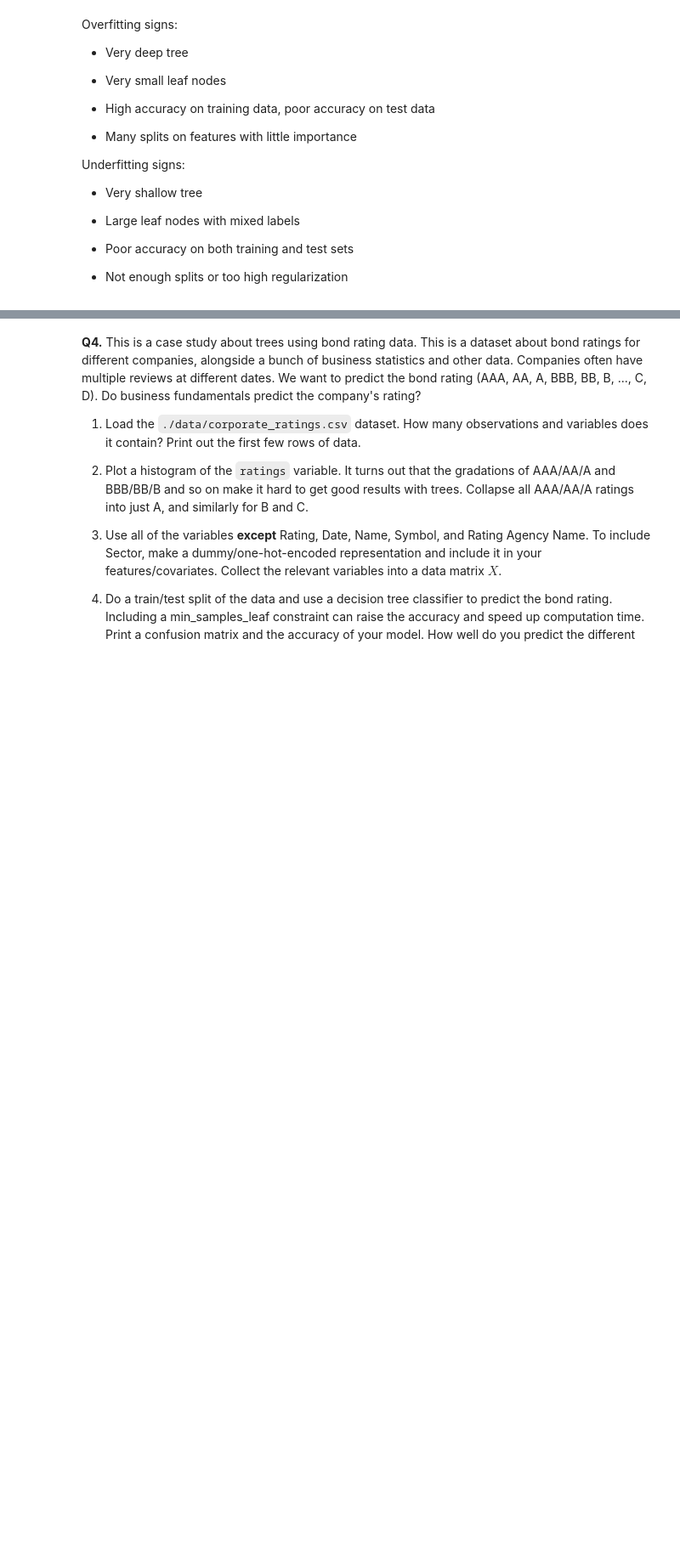
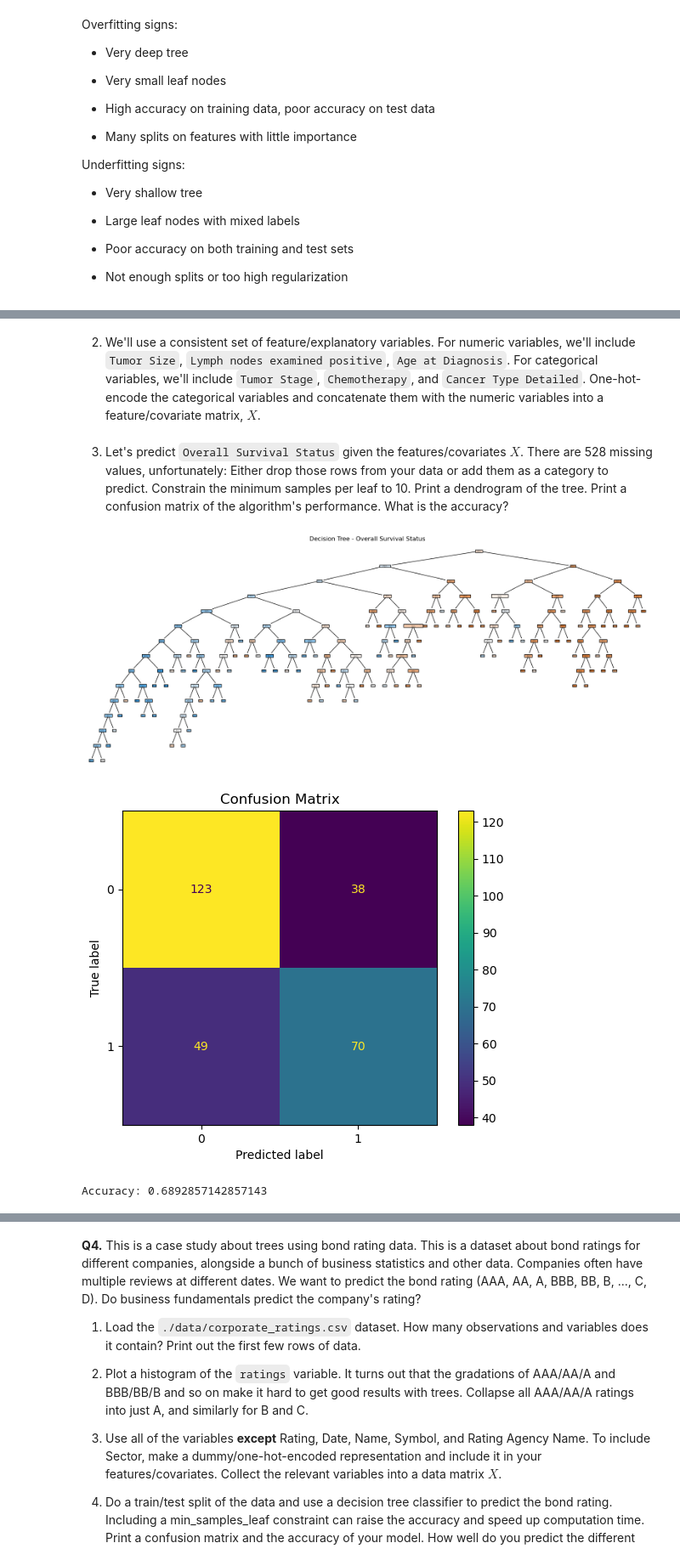
Before and after one commit to briceh87/DS3001_trees, a Jupyter notebook: assignment/assignment.ipynb, the cells around one changed output, grey strips where cells are left out. Shown: that part at 85% size. Drawn from its saved outputs; the diff is of its cells as text; code cells hidden in the pictures; blank space fills up the shorter version.

```diff
--- a/assignment/assignment.ipynb
+++ b/assignment/assignment.ipynb
@@ -93,0 +213,5 @@ Underfitting signs:
+# %%
+df = pd.read_csv('./data/Breast Cancer METABRIC.csv')
+print("Columns:", df.columns.tolist())
+print("Shape of dataset:", df.shape)
+df.head()
@@ -93,0 +228,45 @@ Underfitting signs:
+# %% [markdown]
+
+2.  We'll use a consistent set of feature/explanatory variables. For numeric variables, we'll include `Tumor Size`, `Lymph nodes examined positive`, `Age at Diagnosis`. For categorical variables, we'll include `Tumor Stage`, `Chemotherapy`, and `Cancer Type Detailed`. One-hot-encode the categorical variables and concatenate them with the numeric variables into a feature/covariate matrix, $X$.
+# %%
+from sklearn.preprocessing import OneHotEncoder
+
+numeric_cols = ['Tumor Size', 'Lymph nodes examined positive', 'Age at Diagnosis']
+categorical_cols = ['Tumor Stage', 'Chemotherapy', 'Cancer Type Detailed']
+
+df_filtered = df[numeric_cols + categorical_cols + ['Overall Survival Status', 'Overall Survival (Months)']].dropna(subset=numeric_cols + categorical_cols)
+
+X_cat = pd.get_dummies(df_filtered[categorical_cols], drop_first=True)
+X_num = df_filtered[numeric_cols]
+X = pd.concat([X_num, X_cat], axis=1)
+# %% [markdown]
+
+3. Let's predict `Overall Survival Status` given the features/covariates $X$. There are 528 missing values, unfortunately: Either drop those rows from your data or add them as a category to predict. Constrain the minimum samples per leaf to 10. Print a dendrogram of the tree. Print a confusion matrix of the algorithm's performance. What is the accuracy?
+# %%
+from sklearn.tree import DecisionTreeClassifier, plot_tree
+from sklearn.metrics import confusion_matrix, accuracy_score, ConfusionMatrixDisplay
+
+y_class = df_filtered['Overall Survival Status']
+
+X_train, X_test, y_train, y_test = train_test_split(X, y_class, test_size=0.2, random_state=42)
+
+clf = DecisionTreeClassifier(min_samples_leaf=10, random_state=42)
+clf.fit(X_train, y_train)
+
+plt.figure(figsize=(20, 8))
+plot_tree(clf, feature_names=X.columns, class_names=['0', '1'], filled=True)
+plt.title("Decision Tree - Overall Survival Status")
+plt.show()
+
+y_pred = clf.predict(X_test)
+cm = confusion_matrix(y_test, y_pred)
+ConfusionMatrixDisplay(cm).plot()
+plt.title("Confusion Matrix")
+plt.show()
+
+acc = accuracy_score(y_test, y_pred)
+print("Accuracy:", acc)
+# %% [output]
+[figure, added]
+[figure, added]
+Accuracy: 0.6892857142857143
```
Also changed, not shown: parts of 25 cells of this notebook.
